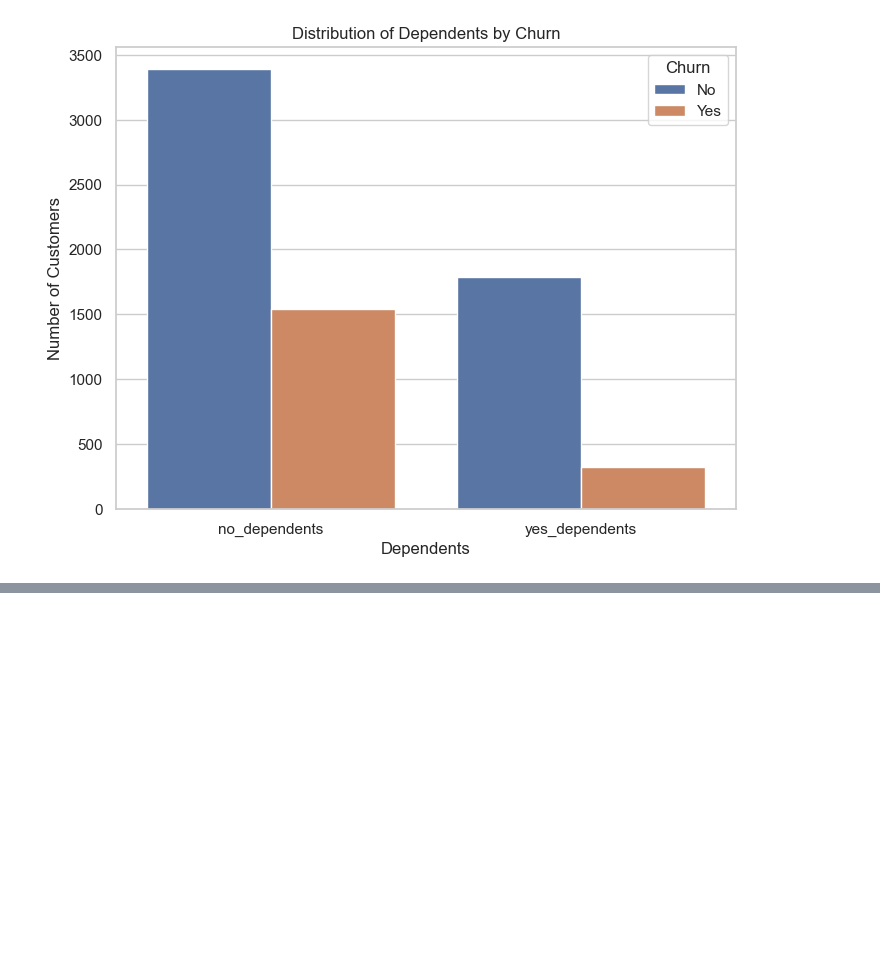
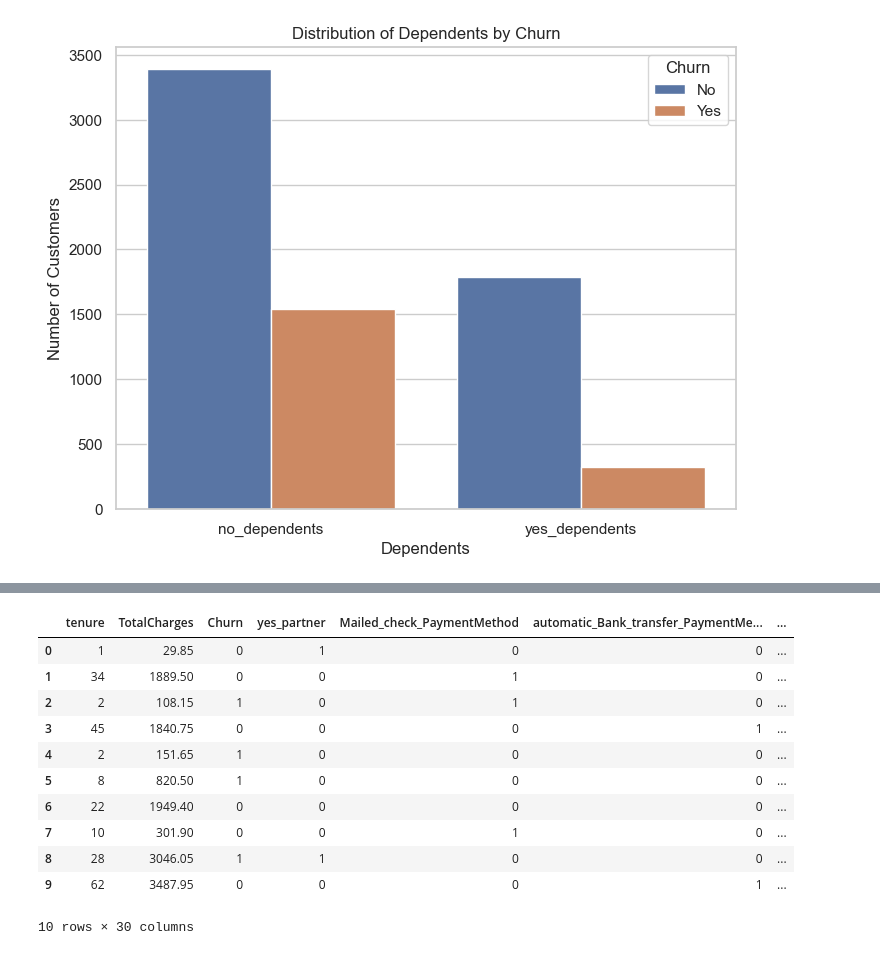
Before and after one commit to MrBinit/Supervised-Learning, a Jupyter notebook: logistic regression/b.ipynb, the cells around one changed output, grey strips where cells are left out. Drawn from its saved outputs; the diff is of its cells as text; code cells hidden in the pictures; blank space fills up the shorter version.

```diff
--- a/logistic regression/b.ipynb
+++ b/logistic regression/b.ipynb
@@ -1044,0 +1043,7 @@ plt.show()
+# %%
+def Churn(x):
+    if x == 'No':
+        return 0
+    else:
+        return 1
+df['Churn'] = df['Churn'].apply(Churn)
@@ -1063,0 +1098,45 @@ data = pd.concat([df, ])
+# %%
+import pandas as pd
+
+# Assuming df is your DataFrame
+df['TotalCharges'] = pd.to_numeric(df['TotalCharges'], errors='coerce')
+# %%
+final = pd.concat([
+    df,
+    Partner_dummy,
+    PaymentMethod_dummy,
+    PaperlessBilling_dummy,
+    OnlineSecurity_dummy,
+    StreamingMovies_dummy,
+    StreamingTV_dummy,
+    TechSupport_dummy,
+    DeviceProtection_dummy,
+    OnlineBackup_dummy,
+    InternetService_dummy,
+    MultipleLines_dummy,
+    PhoneService_dummy,
+    Dependents_dummy,
+    SeniorCitizen_dummy,
+    contract_dummy,
+    gender_dummy
+], axis=1)
+# %%
+final = final.drop(['gender', 'SeniorCitizen', 'Partner', 'Dependents', 'PhoneService', 'MultipleLines', 'InternetService',
+       'OnlineSecurity', 'OnlineBackup', 'DeviceProtection', 'TechSupport',
+       'StreamingTV', 'StreamingMovies', 'Contract', 'PaperlessBilling',
+       'PaymentMethod', 'MonthlyCharges'], axis = 1)
+# %%
+final.head(10)
+# %% [output]
+|  | tenure | TotalCharges | Churn | yes_partner | Mailed_check_PaymentMethod | automatic_Bank_transfer_PaymentMe... | ... |
+| 0 | 1 | 29.85 | 0 | 1 | 0 | 0 | ... |
+| 1 | 34 | 1889.50 | 0 | 0 | 1 | 0 | ... |
+| 2 | 2 | 108.15 | 1 | 0 | 1 | 0 | ... |
+| 3 | 45 | 1840.75 | 0 | 0 | 0 | 1 | ... |
+| 4 | 2 | 151.65 | 1 | 0 | 0 | 0 | ... |
+| 5 | 8 | 820.50 | 1 | 0 | 0 | 0 | ... |
+| 6 | 22 | 1949.40 | 0 | 0 | 0 | 0 | ... |
+| 7 | 10 | 301.90 | 0 | 0 | 1 | 0 | ... |
+| 8 | 28 | 3046.05 | 1 | 1 | 0 | 0 | ... |
+| 9 | 62 | 3487.95 | 0 | 0 | 0 | 1 | ... |
+10 rows × 30 columns
```
Also changed, not shown: parts of 50 cells of this notebook, 2 other files.
